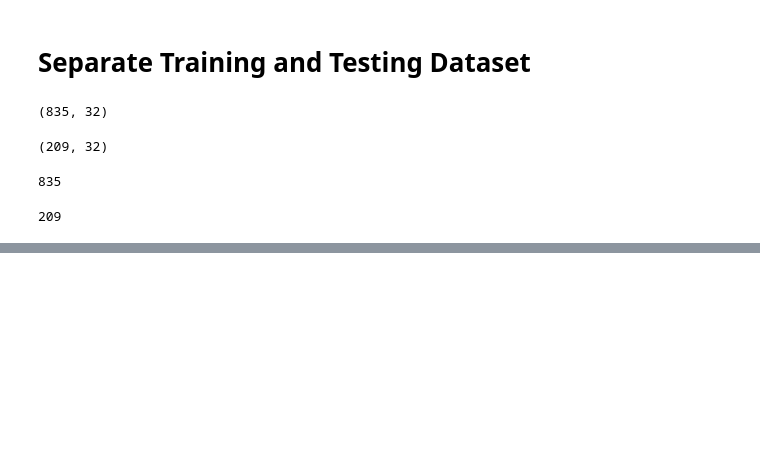
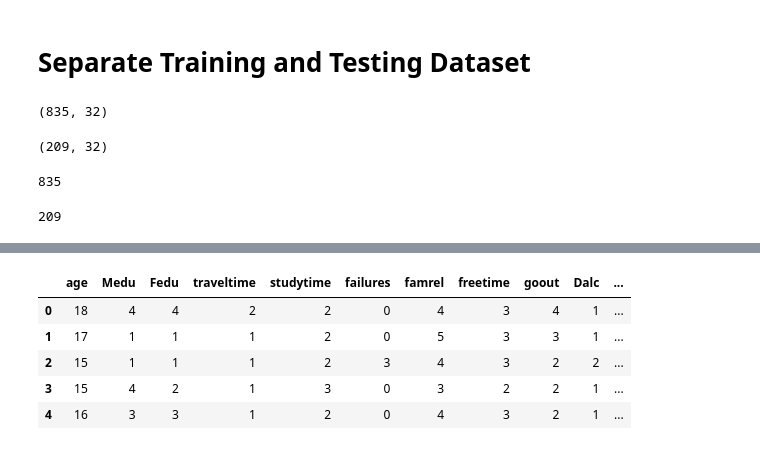
Before and after one commit to PraddyumnYadav/Grade-Predictor, a Jupyter notebook: Grade_Predictor.ipynb, the cells around one changed output, grey strips where cells are left out. Saved outputs shown, nothing was run; the diff lists cells and outputs as text; code cells hidden in the pictures; blank space fills up the shorter version.

Commit message:
encode the dataset's categorical values

```diff
--- a/Grade_Predictor.ipynb
+++ b/Grade_Predictor.ipynb
@@ -167,0 +170,8 @@ len(y_test)
+# %%
+from sklearn.preprocessing import OneHotEncoder
+categorical_columns = [
+    "school", "sex", "address", "famsize",
+    "Pstatus", "Mjob", "Fjob", "reason", "guardian",
+    "schoolsup", "famsup", "paid", "activities",
+    "nursery", "higher", "internet", "romantic"
+]
@@ -167,0 +211,10 @@ len(y_test)
+# %%
+X_int = X.drop(categorical_columns, axis=1)
+X_int.head()
+# %% [output]
+|  | age | Medu | Fedu | traveltime | studytime | failures | famrel | freetime | goout | Dalc | ... |
+| 0 | 18 | 4 | 4 | 2 | 2 | 0 | 4 | 3 | 4 | 1 | ... |
+| 1 | 17 | 1 | 1 | 1 | 2 | 0 | 5 | 3 | 3 | 1 | ... |
+| 2 | 15 | 1 | 1 | 1 | 2 | 3 | 4 | 3 | 2 | 2 | ... |
+| 3 | 15 | 4 | 2 | 1 | 3 | 0 | 3 | 2 | 2 | 1 | ... |
+| 4 | 16 | 3 | 3 | 1 | 2 | 0 | 4 | 3 | 2 | 1 | ... |
```
Also changed, not shown: parts of 7 cells of this notebook.
